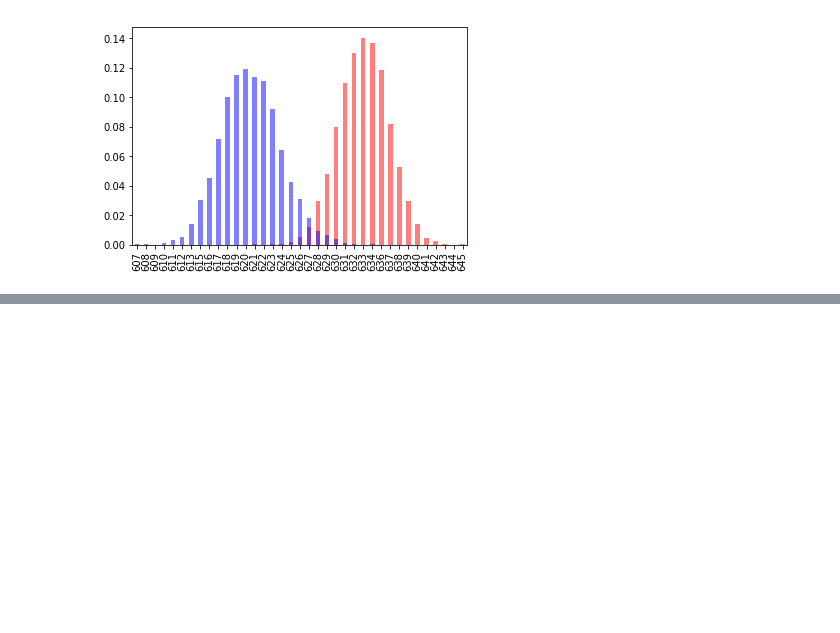
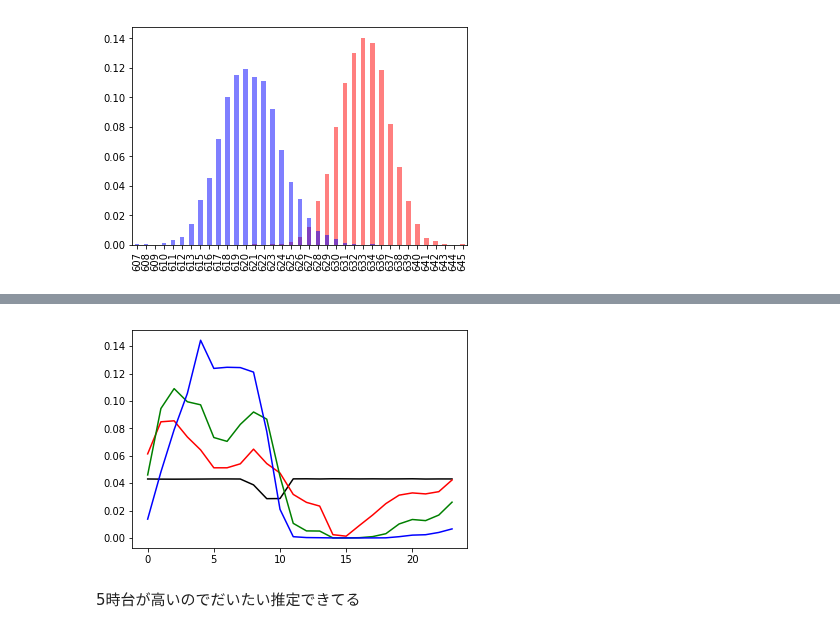
Before and after one commit to fugashy/probabilistic_robotics_simulator, a Jupyter notebook: basic_of_stochastic/multi_modal_distribution.ipynb, the cells around one changed output, grey strips where cells are left out. Drawn from its saved outputs; the diff is of its cells as text; code cells hidden in the pictures; blank space fills up the shorter version.

Commit message:
Update multi_modal_distribution
- Show progress of bayesian updation

```diff
--- a/basic_of_stochastic/multi_modal_distribution.ipynb
+++ b/basic_of_stochastic/multi_modal_distribution.ipynb
@@ -263,0 +342,20 @@ plt.show()
+# %%
+# センサ値(5時台の値を選んでみた)
+z_1 = 630
+z_2 = 632
+z_3 = 636
+zs = [z_1, z_2, z_3]
+
+# 時間帯毎の頻度（初期値）
+estimation = p_t[0]
+plt.plot(estimation, color='black')
+
+colors = ['red', 'green', 'blue']
+for z, color in zip(zs, colors):
+    estimation = bayes_estimation(z, estimation)
+    plt.plot(estimation, color=color)
+plt.show()
+# %% [output]
+[figure, added]
+# %% [markdown]
+5時台が高いのでだいたい推定できてる
```
Also changed, not shown: parts of 7 cells of this notebook.
